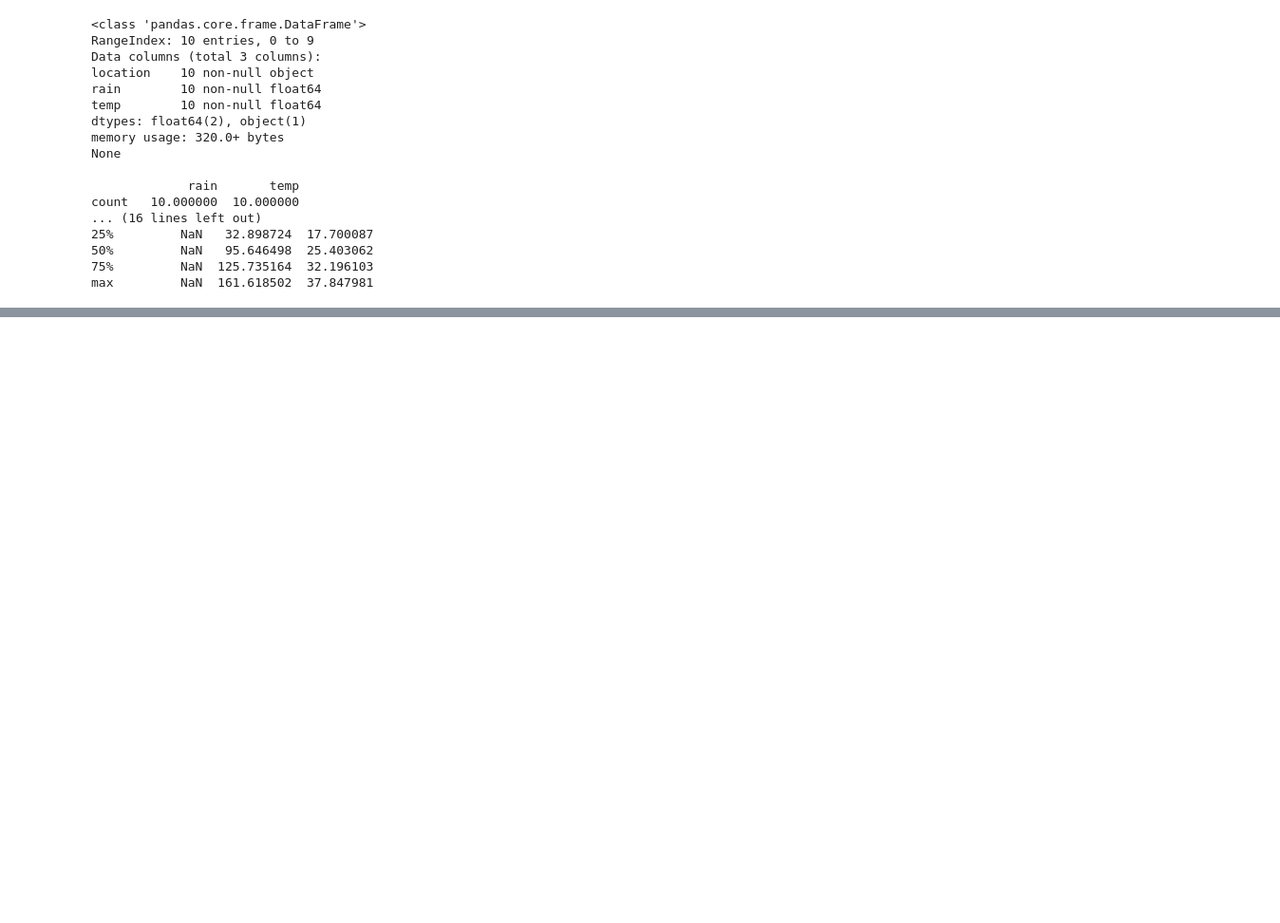
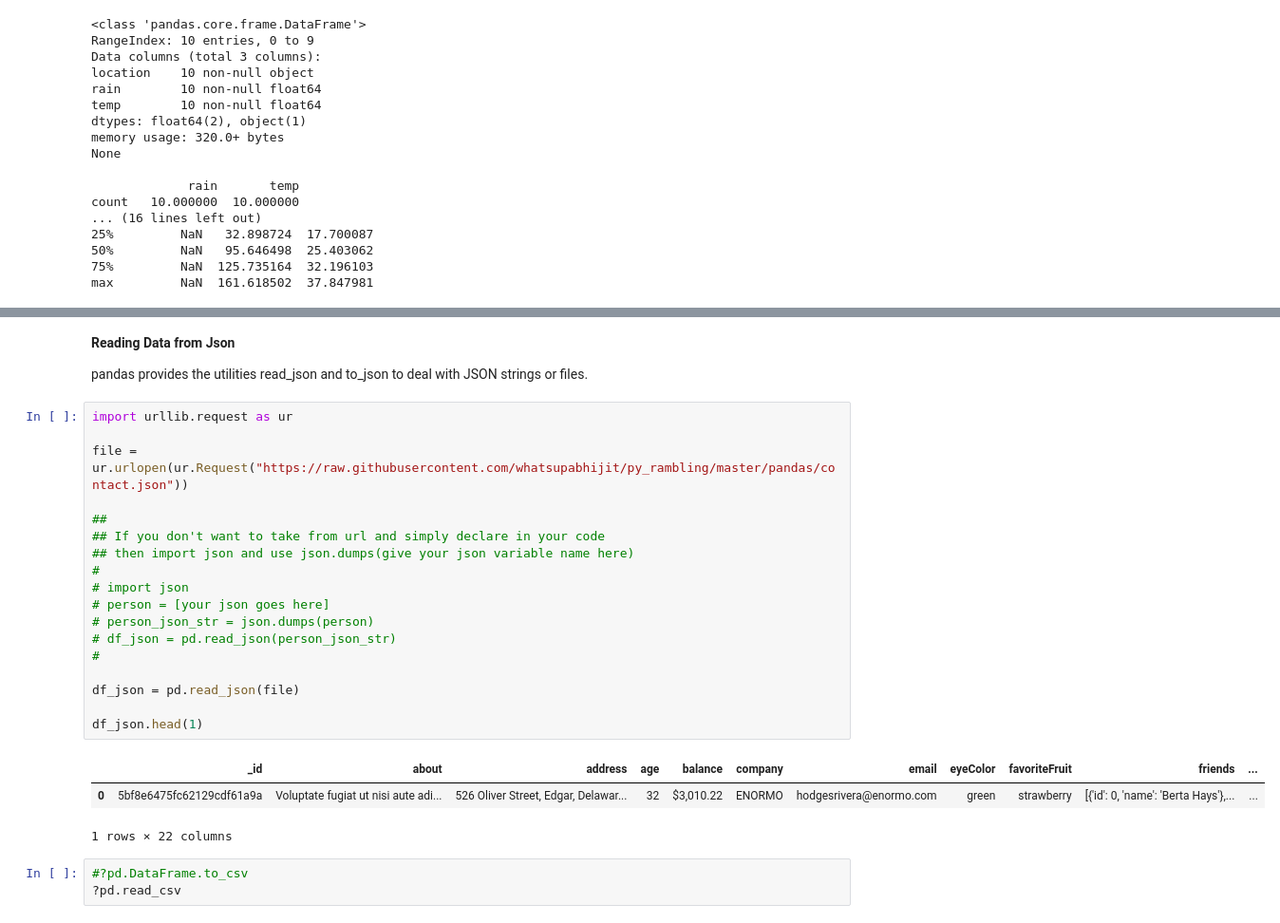
Before and after one commit to whatsupabhijit/py_rambling, a Jupyter notebook: panda.ipynb, the cells around one changed output, grey strips where cells are left out. Shown: that part at 95% size. Saved outputs shown, nothing was run; the diff lists cells and outputs as text; blank space fills up the shorter version.

```diff
--- a/panda.ipynb
+++ b/panda.ipynb
@@ -475,0 +548,29 @@ max         NaN  161.618502  37.847981
+# %% [markdown]
+**Reading Data from Json**
+
+pandas provides the utilities read_json and to_json to deal with JSON strings or files.
+# %%
+import urllib.request as ur
+
+file = ur.urlopen(ur.Request("https://raw.githubusercontent.com/whatsupabhijit/py_rambling/master/pandas/contact.json"))
+
+##
+## If you don't want to take from url and simply declare in your code
+## then import json and use json.dumps(give your json variable name here)
+#
+# import json
+# person = [your json goes here]
+# person_json_str = json.dumps(person)
+# df_json = pd.read_json(person_json_str)
+#
+
+df_json = pd.read_json(file)
+
+df_json.head(1)
+# %% [output]
+|  | _id | about | address | age | balance | company | email | eyeColor | favoriteFruit | friends | ... |
+| 0 | 5bf8e6475fc62129cdf61a9a | Voluptate fugiat ut nisi aute adi... | 526 Oliver Street, Edgar, Delawar... | 32 | $3,010.22 | ENORMO | hodgesrivera@enormo.com | green | strawberry | [{'id': 0, 'name': 'Berta Hays'},... | ... |
+1 rows × 22 columns
+# %%
+#?pd.DataFrame.to_csv
+?pd.read_csv
```
Also changed, not shown: parts of 22 cells of this notebook.
